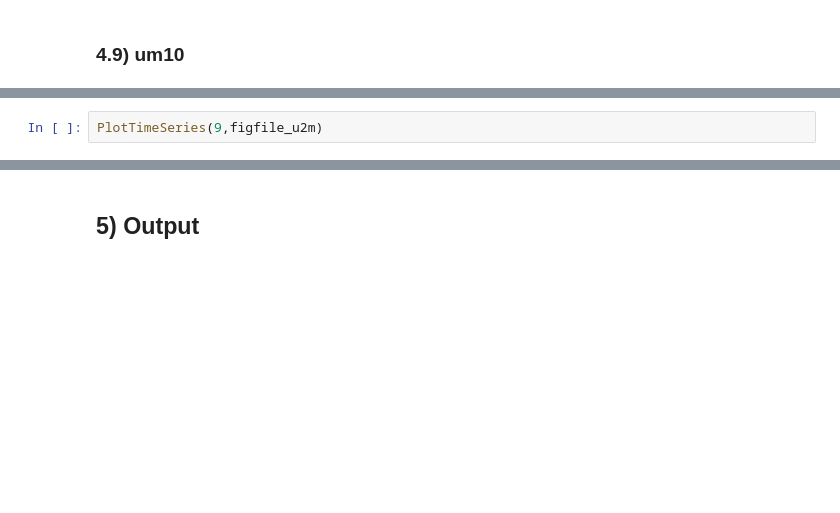
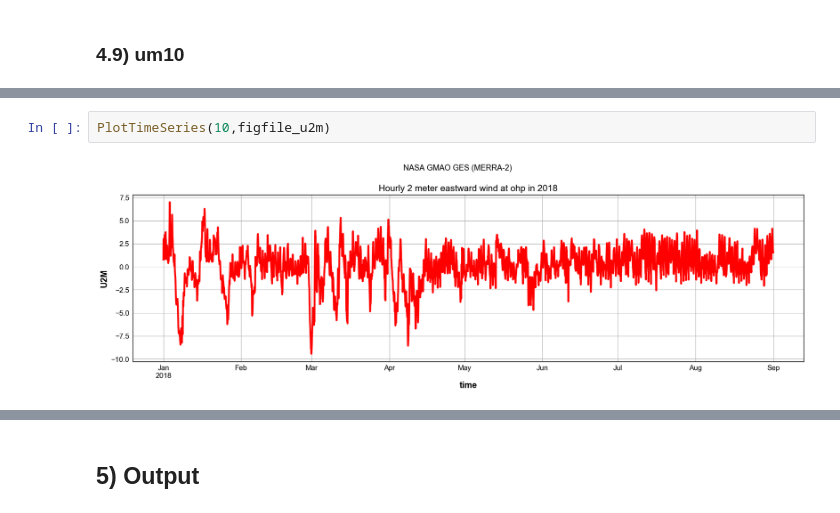
Before and after one commit to sylvielsstfr/GMAOMERRA2, a Jupyter notebook: inst1_2d_asm_Nx_M2I1NXASM/ScanMERRA2_inst1_2d_asm_Nx_M2I1NXASMOneYear_v3.ipynb, the cells around one changed output, grey strips where cells are left out. Saved outputs shown, nothing was run; the diff lists cells and outputs as text; blank space fills up the shorter version.

```diff
--- a/inst1_2d_asm_Nx_M2I1NXASM/ScanMERRA2_inst1_2d_asm_Nx_M2I1NXASMOneYear_v3.ipynb
+++ b/inst1_2d_asm_Nx_M2I1NXASM/ScanMERRA2_inst1_2d_asm_Nx_M2I1NXASMOneYear_v3.ipynb
@@ -382,3 +444,5 @@ PlotTimeSeries(8,figfile_u10m)
 # %%
-PlotTimeSeries(9,figfile_u2m)
+PlotTimeSeries(10,figfile_u2m)
+# %% [output]
+[figure, added]
 # %%
```
Also changed, not shown: parts of 33 cells of this notebook.
